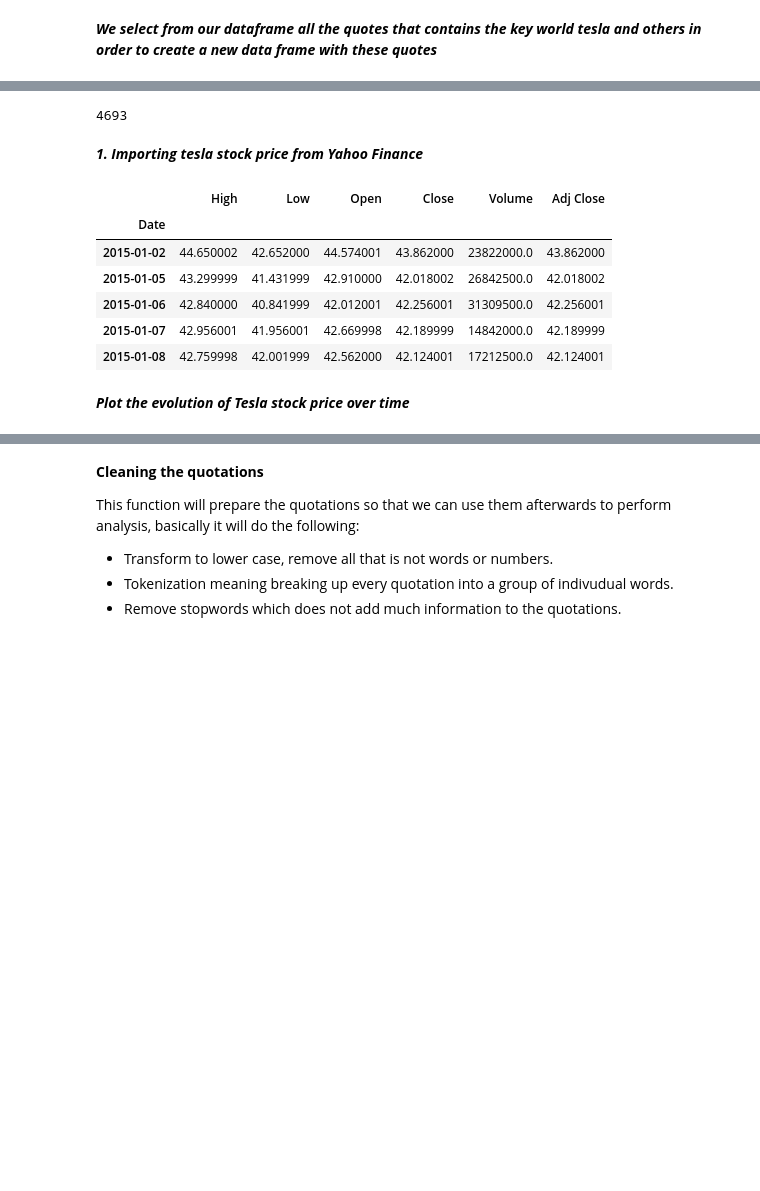
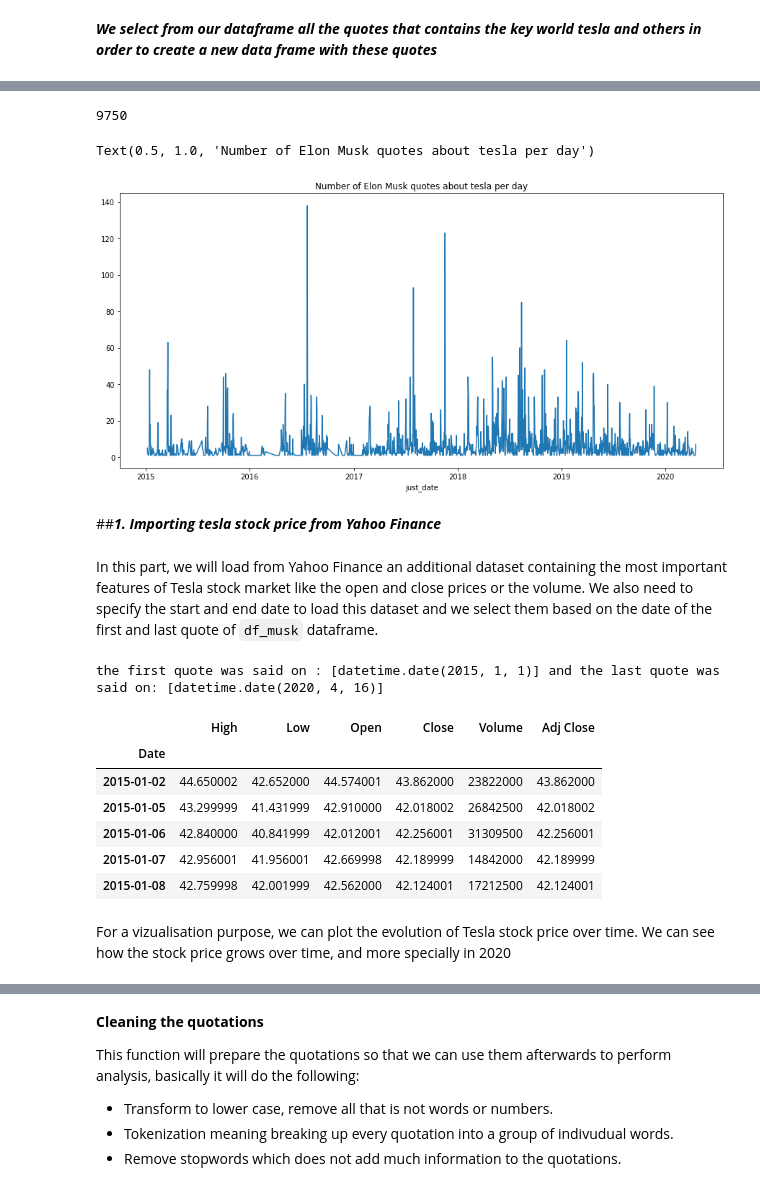
Before and after one commit to epfl-ada/ada-2021-project-noname, a Jupyter notebook: ADA_Project.ipynb, the cells around one changed output, grey strips where cells are left out. Drawn from its saved outputs; the diff is of its cells as text; code cells hidden in the pictures; blank space fills up the shorter version.

```diff
--- a/ADA_Project.ipynb
+++ b/ADA_Project.ipynb
@@ -86,2 +142,7 @@ df_musk
 # %% [markdown]
 ***We select from our dataframe all the quotes that contains the key world tesla and others in order to create a new data frame with these quotes***
+# %%
+df_musk['selected_quotes'] = False
+is_tesla = df_musk.quotation.str.contains("Tesla")
+df_musk['selected_quotes'] = is_tesla
+df_tesla_2 = df_musk[df_musk['selected_quotes'] == True]
@@ -88,6 +179,6 @@ df_musk
 # %%
 filtered_indexes = []
-key_word = ['tesla','bitcoin','spacex']
+key_word = ['tesla','car','vehicle']
 length = len(df_musk.quotation)
 for k in range(len(key_word)):
   for i in range (length):
@@ -95,27 +186,41 @@ for k in range(len(key_word)):
     if key_word[k] in quote.lower():
         filtered_indexes.append(i)
 
-print(len(tesla_indexes))
-filtered_df = df_musk.iloc[filtered_indexes] #creates a dataframe with all the quotes containing our keywords
+print(len(filtered_indexes))
+df_tesla = df_musk.iloc[filtered_indexes] #creates a dataframe with all the quotes containing our keywords
 # %% [output]
-4693
+9750
+# %%
+fig,ax = plt.subplots(figsize =(15,7))
+df_tesla.groupby(by='just_date').count()['quotation'].plot(ax=ax)
+ax.set_title('Number of Elon Musk quotes about tesla per day')
+# %% [output]
+Text(0.5, 1.0, 'Number of Elon Musk quotes about tesla per day')
+[figure, added]
 # %% [markdown]
-***1. Importing tesla stock price from Yahoo Finance***
+##***1. Importing tesla stock price from Yahoo Finance***
+# %% [markdown]
+In this part, we will load from Yahoo Finance an additional dataset containing the most important features of Tesla stock market like the open and close prices or the volume. We also need to specify the start and end date to load this dataset and we select them based on the date of the first and last quote of `df_musk` dataframe.
+# %%
+print('the first quote was said on :',df_musk.sort_values(by = 'just_date').head(1).just_date.values,
+      'and the last quote was said on:', df_musk.sort_values(by = 'just_date').tail(1).just_date.values)
+# %% [output]
+the first quote was said on : [datetime.date(2015, 1, 1)] and the last quote was said on: [datetime.date(2020, 4, 16)]
 # %%
 tesla = web.get_data_yahoo("TSLA",
-                            start = "2015-01-02",
-                            end = "2020-12-30")
+                            start = "2015-01-01",
+                            end = "2020-04-16")
 tesla.head()
 # %% [output]
 |  | High | Low | Open | Close | Volume | Adj Close |
 | Date |  |  |  |  |  |  |
-| 2015-01-02 | 44.650002 | 42.652000 | 44.574001 | 43.862000 | 23822000.0 | 43.862000 |
-| 2015-01-05 | 43.299999 | 41.431999 | 42.910000 | 42.018002 | 26842500.0 | 42.018002 |
-| 2015-01-06 | 42.840000 | 40.841999 | 42.012001 | 42.256001 | 31309500.0 | 42.256001 |
-| 2015-01-07 | 42.956001 | 41.956001 | 42.669998 | 42.189999 | 14842000.0 | 42.189999 |
-| 2015-01-08 | 42.759998 | 42.001999 | 42.562000 | 42.124001 | 17212500.0 | 42.124001 |
+| 2015-01-02 | 44.650002 | 42.652000 | 44.574001 | 43.862000 | 23822000 | 43.862000 |
+| 2015-01-05 | 43.299999 | 41.431999 | 42.910000 | 42.018002 | 26842500 | 42.018002 |
+| 2015-01-06 | 42.840000 | 40.841999 | 42.012001 | 42.256001 | 31309500 | 42.256001 |
+| 2015-01-07 | 42.956001 | 41.956001 | 42.669998 | 42.189999 | 14842000 | 42.189999 |
+| 2015-01-08 | 42.759998 | 42.001999 | 42.562000 | 42.124001 | 17212500 | 42.124001 |
-# %% [markdown]
-***Plot the evolution of Tesla stock price over time***
+# %% [markdown]
+For a vizualisation purpose, we can plot the evolution of Tesla stock price over time. We can see how the stock price grows over time, and more specially in 2020
 # %%
 tesla['Close'].plot()
 plt.xlabel("Date")
```
Also changed, not shown: parts of 121 cells of this notebook.
